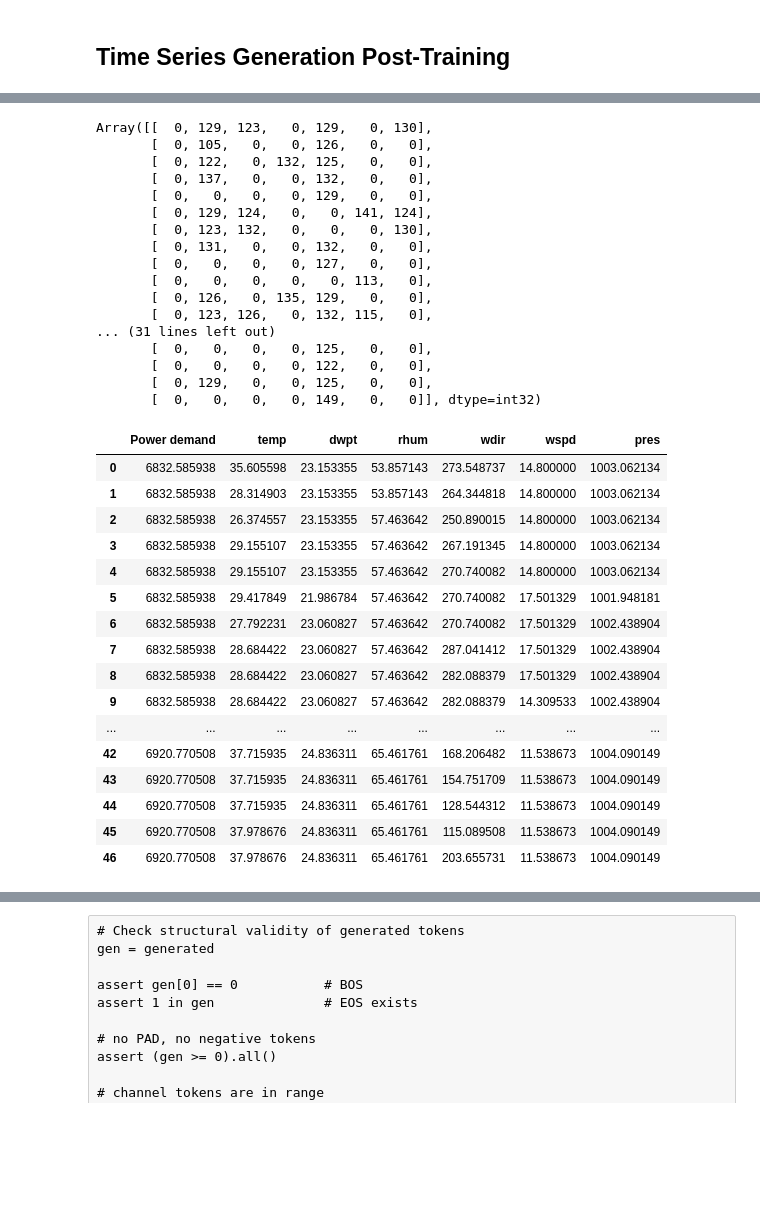
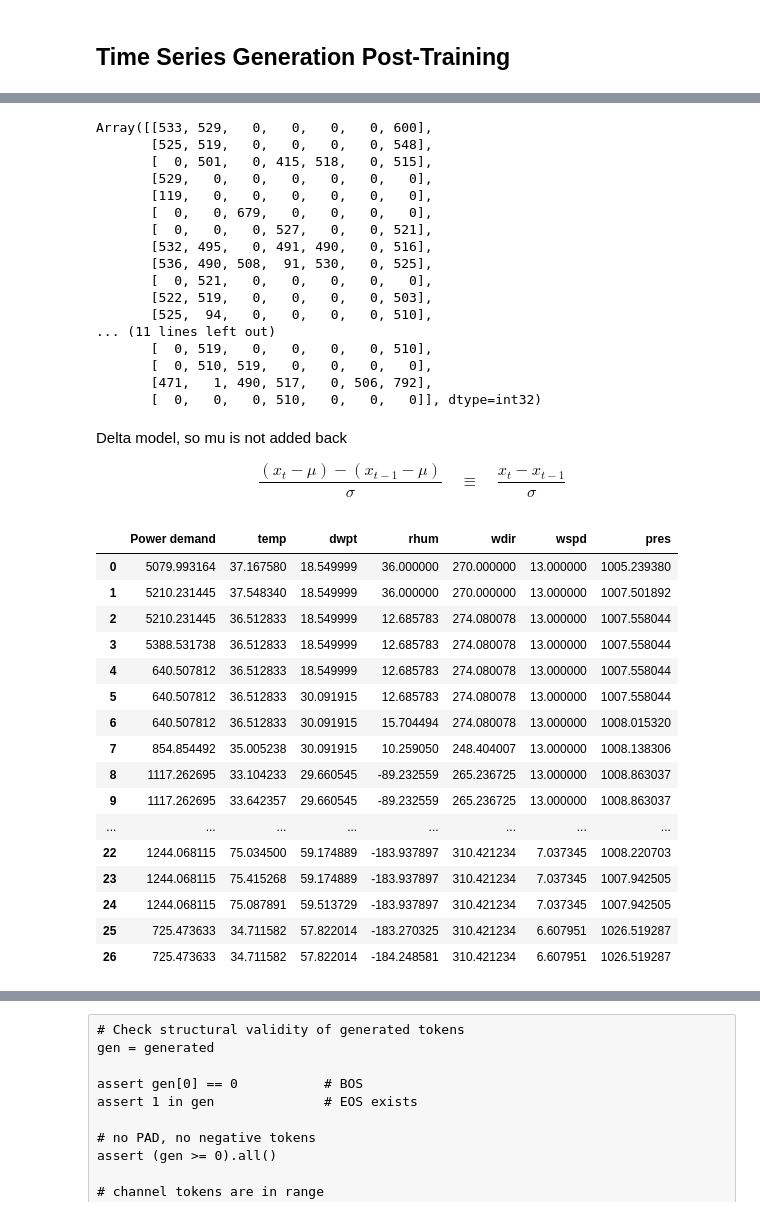
Before and after one commit to martinlie/vector-tokenizer, a Jupyter notebook: vector-tokenizer/2b tokenize2.ipynb, the cells around one changed output, grey strips where cells are left out. Cells and saved outputs as stored; diff of their text form; code cells hidden in the pictures; blank space fills up the shorter version.

```diff
--- a/vector-tokenizer/2b tokenize2.ipynb
+++ b/vector-tokenizer/2b tokenize2.ipynb
@@ -61,7 +61,7 @@ X_normalized = X_normalized.diff().dropna()
 X_nv = X_normalized.values.astype(np.float32)   # (N, D)
 # %%
 # fit bins
-n_bins=256
+n_bins=1024
 
 #edges, mids = discretize.fit_quantile_bins_global(X_nv, n_bins=n_bins)
 edges, mids = discretize.fit_equal_width_bins_global(X_nv, n_bins=n_bins)
@@ -938,23 +942,23 @@ Array([[  0, 129, 123,   0, 129,   0, 130],
 #new_Y_tok = jnp.where(new_Y_tok == 0, ZERO_BIN, new_Y_tok)
 new_Y_tok
 # %% [output]
-Array([[  0, 129, 123,   0, 129,   0, 130],
-       [  0, 105,   0,   0, 126,   0,   0],
-       [  0, 122,   0, 132, 125,   0,   0],
-       [  0, 137,   0,   0, 132,   0,   0],
-       [  0,   0,   0,   0, 129,   0,   0],
-       [  0, 129, 124,   0,   0, 141, 124],
-       [  0, 123, 132,   0,   0,   0, 130],
-       [  0, 131,   0,   0, 132,   0,   0],
-       [  0,   0,   0,   0, 127,   0,   0],
-       [  0,   0,   0,   0,   0, 113,   0],
-       [  0, 126,   0, 135, 129,   0,   0],
-       [  0, 123, 126,   0, 132, 115,   0],
-... (31 lines left out)
-       [  0,   0,   0,   0, 125,   0,   0],
-       [  0,   0,   0,   0, 122,   0,   0],
-       [  0, 129,   0,   0, 125,   0,   0],
-       [  0,   0,   0,   0, 149,   0,   0]], dtype=int32)
+Array([[533, 529,   0,   0,   0,   0, 600],
+       [525, 519,   0,   0,   0,   0, 548],
+       [  0, 501,   0, 415, 518,   0, 515],
+       [529,   0,   0,   0,   0,   0,   0],
+       [119,   0,   0,   0,   0,   0,   0],
+       [  0,   0, 679,   0,   0,   0,   0],
+       [  0,   0,   0, 527,   0,   0, 521],
+       [532, 495,   0, 491, 490,   0, 516],
+       [536, 490, 508,  91, 530,   0, 525],
+       [  0, 521,   0,   0,   0,   0,   0],
+       [522, 519,   0,   0,   0,   0, 503],
+       [525,  94,   0,   0,   0,   0, 510],
+... (11 lines left out)
+       [  0, 519,   0,   0,   0,   0, 510],
+       [  0, 510, 519,   0,   0,   0,   0],
+       [471,   1, 490, 517,   0, 506, 792],
+       [  0,   0,   0, 510,   0,   0,   0]], dtype=int32)
 # %%
 import jax.numpy as jnp
 
@@ -972,38 +976,44 @@ def decode_equal_width_global(tokens, mids):
     tokens_clipped = jnp.clip(tokens, 0, mids.shape[0] - 1)
     values = mids[tokens_clipped]
 
-    return jnp.where(tokens == 0, jnp.nan, values)
+    return jnp.where(tokens == 0, 0.0, values) # jnp.nan
+# %% [markdown]
+Delta model, so mu is not added back
+
+$$
+\frac{(x_t - \mu) - (x_{t-1} - \mu)}{\sigma}
+\quad\equiv\quad
+\frac{x_t - x_{t-1}}{\sigma}
+$$
 # %%
 # Decode tokens to deltas, cumsum with initial value, and de-normalize
 Y_rec = decode_equal_width_global(new_Y_tok, mids)
 Y_rec = pd.DataFrame(Y_rec, columns=X.columns)
-#Y_rec = Y_rec.cumsum() * sigma
-Y_rec = (Y_rec * sigma) #+ mu
-Y_rec = Y_rec.fillna(0)
+Y_rec = Y_rec * sigma # delta model so mu is not added back
 
 init_values = X_test.iloc[-1].values
 Y_pred = init_values + jnp.cumsum(Y_rec.values, axis=0)
 
 Y_pred = pd.DataFrame(Y_pred, columns=X.columns)
 Y_pred
 # %% [output]
 |  | Power demand | temp | dwpt | rhum | wdir | wspd | pres |
-| 0 | 6832.585938 | 35.605598 | 23.153355 | 53.857143 | 273.548737 | 14.800000 | 1003.062134 |
-| 1 | 6832.585938 | 28.314903 | 23.153355 | 53.857143 | 264.344818 | 14.800000 | 1003.062134 |
-| 2 | 6832.585938 | 26.374557 | 23.153355 | 57.463642 | 250.890015 | 14.800000 | 1003.062134 |
-| 3 | 6832.585938 | 29.155107 | 23.153355 | 57.463642 | 267.191345 | 14.800000 | 1003.062134 |
-| 4 | 6832.585938 | 29.155107 | 23.153355 | 57.463642 | 270.740082 | 14.800000 | 1003.062134 |
-| 5 | 6832.585938 | 29.417849 | 21.986784 | 57.463642 | 270.740082 | 17.501329 | 1001.948181 |
-| 6 | 6832.585938 | 27.792231 | 23.060827 | 57.463642 | 270.740082 | 17.501329 | 1002.438904 |
-| 7 | 6832.585938 | 28.684422 | 23.060827 | 57.463642 | 287.041412 | 17.501329 | 1002.438904 |
-| 8 | 6832.585938 | 28.684422 | 23.060827 | 57.463642 | 282.088379 | 17.501329 | 1002.438904 |
-| 9 | 6832.585938 | 28.684422 | 23.060827 | 57.463642 | 282.088379 | 14.309533 | 1002.438904 |
+| 0 | 5079.993164 | 37.167580 | 18.549999 | 36.000000 | 270.000000 | 13.000000 | 1005.239380 |
+| 1 | 5210.231445 | 37.548340 | 18.549999 | 36.000000 | 270.000000 | 13.000000 | 1007.501892 |
+| 2 | 5210.231445 | 36.512833 | 18.549999 | 12.685783 | 274.080078 | 13.000000 | 1007.558044 |
+| 3 | 5388.531738 | 36.512833 | 18.549999 | 12.685783 | 274.080078 | 13.000000 | 1007.558044 |
+| 4 | 640.507812 | 36.512833 | 18.549999 | 12.685783 | 274.080078 | 13.000000 | 1007.558044 |
+| 5 | 640.507812 | 36.512833 | 30.091915 | 12.685783 | 274.080078 | 13.000000 | 1007.558044 |
+| 6 | 640.507812 | 36.512833 | 30.091915 | 15.704494 | 274.080078 | 13.000000 | 1008.015320 |
+| 7 | 854.854492 | 35.005238 | 30.091915 | 10.259050 | 248.404007 | 13.000000 | 1008.138306 |
+| 8 | 1117.262695 | 33.104233 | 29.660545 | -89.232559 | 265.236725 | 13.000000 | 1008.863037 |
+| 9 | 1117.262695 | 33.642357 | 29.660545 | -89.232559 | 265.236725 | 13.000000 | 1008.863037 |
 | ... | ... | ... | ... | ... | ... | ... | ... |
-| 42 | 6920.770508 | 37.715935 | 24.836311 | 65.461761 | 168.206482 | 11.538673 | 1004.090149 |
-| 43 | 6920.770508 | 37.715935 | 24.836311 | 65.461761 | 154.751709 | 11.538673 | 1004.090149 |
-| 44 | 6920.770508 | 37.715935 | 24.836311 | 65.461761 | 128.544312 | 11.538673 | 1004.090149 |
-| 45 | 6920.770508 | 37.978676 | 24.836311 | 65.461761 | 115.089508 | 11.538673 | 1004.090149 |
-| 46 | 6920.770508 | 37.978676 | 24.836311 | 65.461761 | 203.655731 | 11.538673 | 1004.090149 |
+| 22 | 1244.068115 | 75.034500 | 59.174889 | -183.937897 | 310.421234 | 7.037345 | 1008.220703 |
+| 23 | 1244.068115 | 75.415268 | 59.174889 | -183.937897 | 310.421234 | 7.037345 | 1007.942505 |
+| 24 | 1244.068115 | 75.087891 | 59.513729 | -183.937897 | 310.421234 | 7.037345 | 1007.942505 |
+| 25 | 725.473633 | 34.711582 | 57.822014 | -183.270325 | 310.421234 | 6.607951 | 1026.519287 |
+| 26 | 725.473633 | 34.711582 | 57.822014 | -184.248581 | 310.421234 | 6.607951 | 1026.519287 |
 # %%
 Y_test = X.iloc[t+max_new_tokens:t+max_new_tokens+len(Y_rec)].reset_index(drop=True)
 Y_test
```
Also changed, not shown: parts of 14 cells of this notebook.
